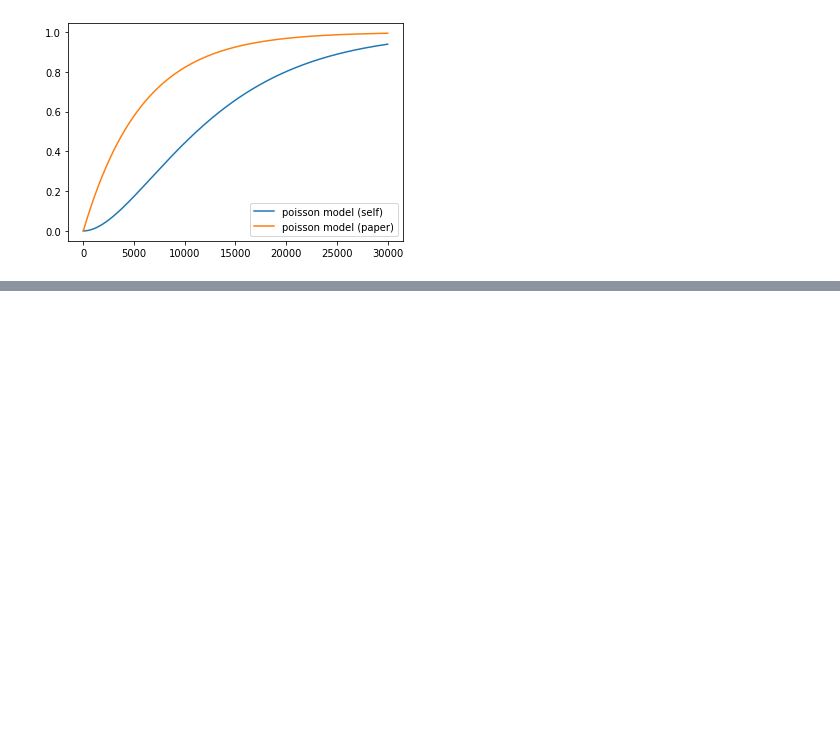
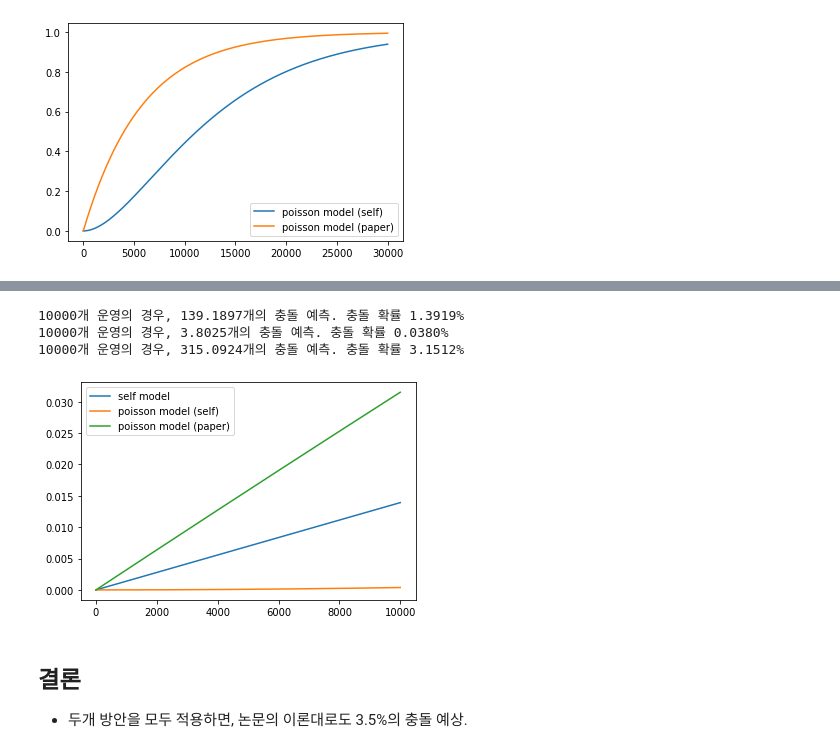
Before and after one commit to dolmani38/BLE-signal-collision-simulation, a Jupyter notebook: simulation_0626.ipynb, the cells around one changed output, grey strips where cells are left out. Cells and saved outputs as stored; diff of their text form; code cells hidden in the pictures; blank space fills up the shorter version.

```diff
--- a/simulation_0626.ipynb
+++ b/simulation_0626.ipynb
@@ -455,0 +528,12 @@ poisson_model_2 = collision_simulation3(signal_count=30000)
+# %%
+self_model_collision = collision_simulation(signal_count=10000)
+poisson_model_1 = collision_simulation9(signal_count=10000)
+poisson_model_2 = collision_simulation3(signal_count=10000,advInterval =10000)
+# %% [output]
+10000개 운영의 경우, 139.1897개의 충돌 예측. 충돌 확률 1.3919%
+10000개 운영의 경우, 3.8025개의 충돌 예측. 충돌 확률 0.0380%
+10000개 운영의 경우, 315.0924개의 충돌 예측. 충돌 확률 3.1512%
+[figure, added]
+# %% [markdown]
+## 결론
+* 두개 방안을 모두 적용하면, 논문의 이론대로도 3.5%의 충돌 예상.
```
Also changed, not shown: parts of 11 cells of this notebook.
